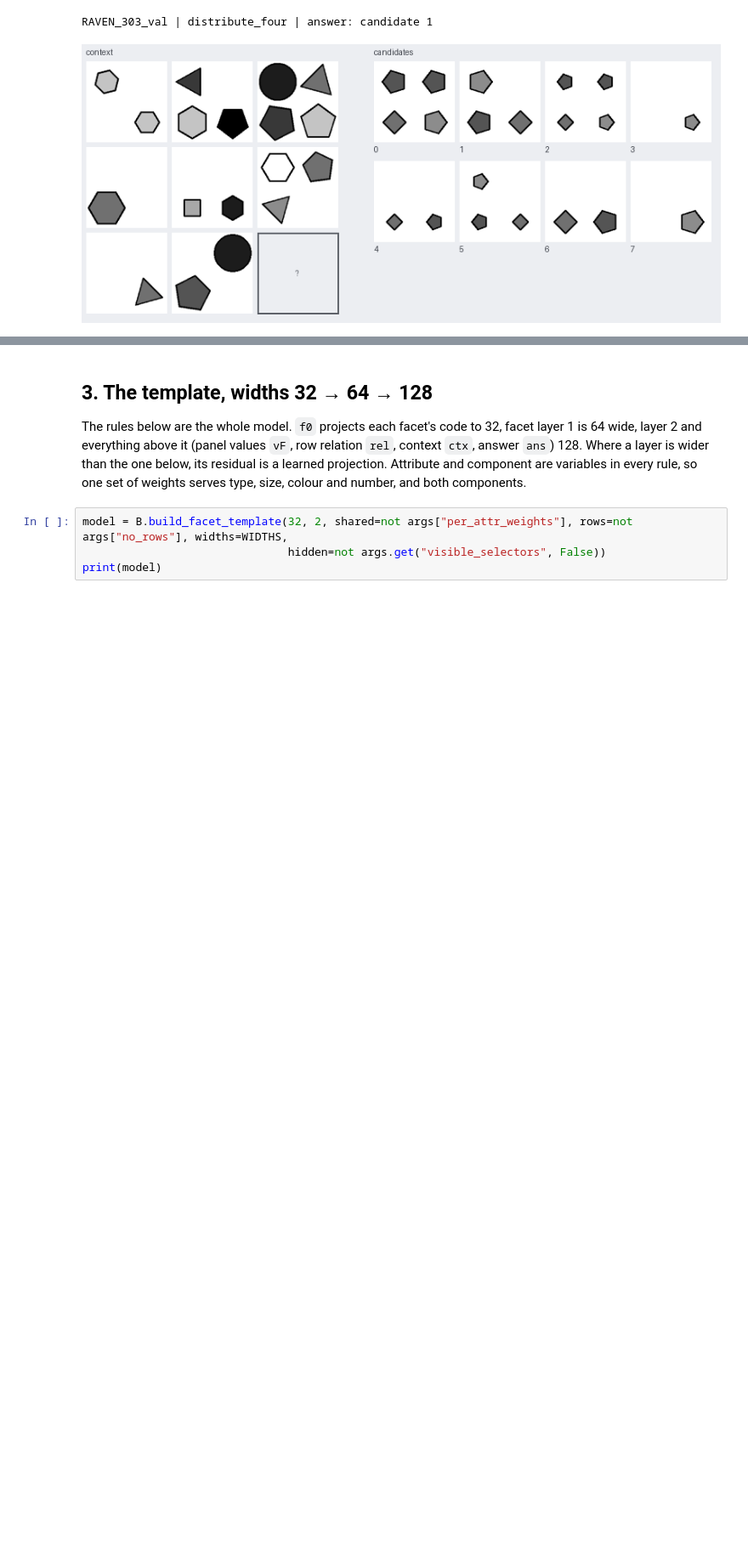
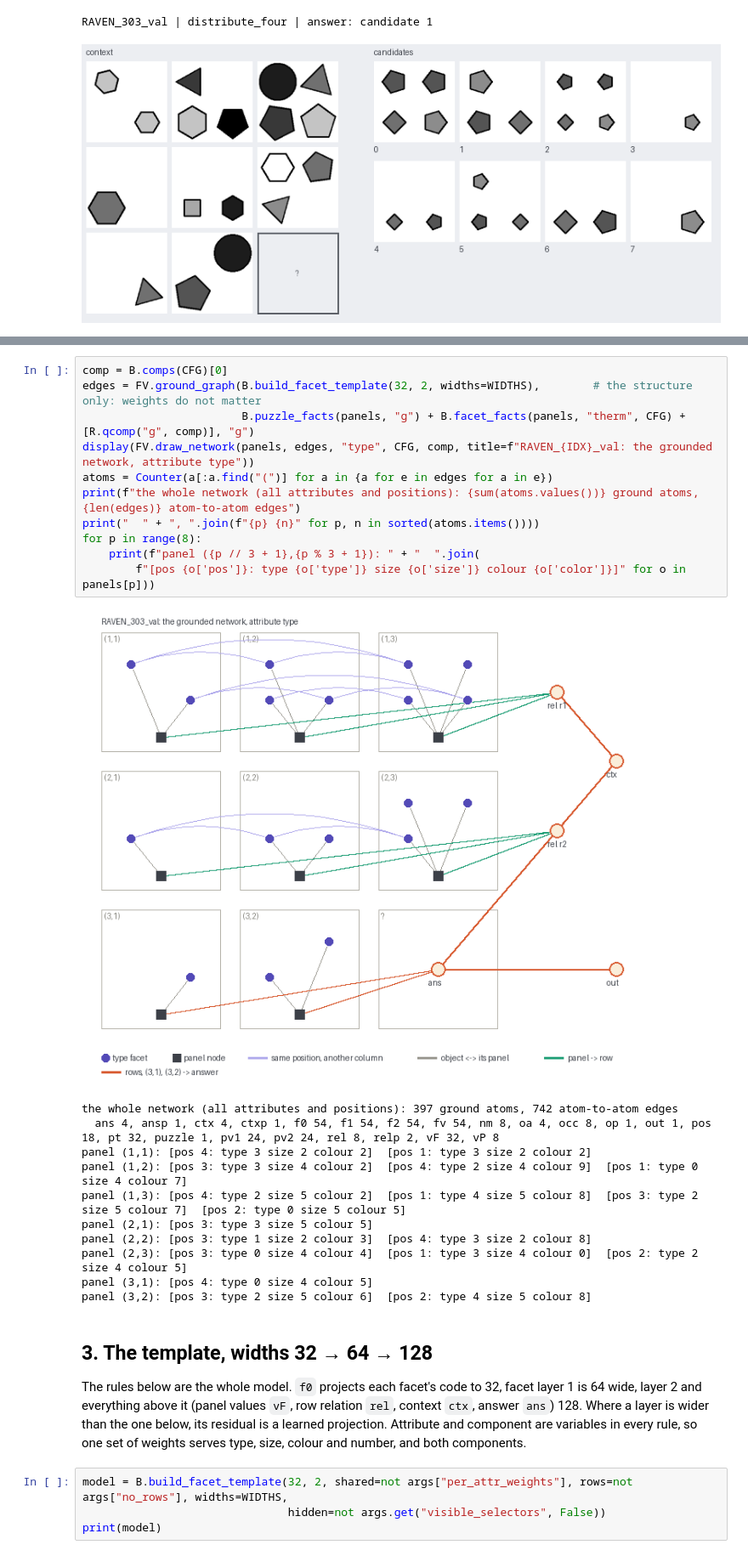
Before and after one commit to kaskare/rpm-thesis, a Jupyter notebook: notebooks/facet_model.ipynb, the cells around one changed output, grey strips where cells are left out. Shown at 85% size. Cells and saved outputs as stored; diff of their text form; blank space fills up the shorter version.

```diff
--- a/notebooks/facet_model.ipynb
+++ b/notebooks/facet_model.ipynb
@@ -133,3 +93,26 @@ panel (3,2): [pos 3: type 2 size 5 colour 6]  [pos 2: type 4 size 5 colour 8]
+# %%
+comp = B.comps(CFG)[0]
+edges = FV.ground_graph(B.build_facet_template(32, 2, widths=WIDTHS),        # the structure only: weights do not matter
+                        B.puzzle_facts(panels, "g") + B.facet_facts(panels, "therm", CFG) + [R.qcomp("g", comp)], "g")
+display(FV.draw_network(panels, edges, "type", CFG, comp, title=f"RAVEN_{IDX}_val: the grounded network, attribute type"))
+atoms = Counter(a[:a.find("(")] for a in {a for e in edges for a in e})
+print(f"the whole network (all attributes and positions): {sum(atoms.values())} ground atoms, {len(edges)} atom-to-atom edges")
+print("  " + ", ".join(f"{p} {n}" for p, n in sorted(atoms.items())))
+for p in range(8):
+    print(f"panel ({p // 3 + 1},{p % 3 + 1}): " + "  ".join(
+        f"[pos {o['pos']}: type {o['type']} size {o['size']} colour {o['color']}]" for o in panels[p]))
+# %% [output]
+[figure, added]
+the whole network (all attributes and positions): 397 ground atoms, 742 atom-to-atom edges
+  ans 4, ansp 1, ctx 4, ctxp 1, f0 54, f1 54, f2 54, fv 54, nm 8, oa 4, occ 8, op 1, out 1, pos 18, pt 32, puzzle 1, pv1 24, pv2 24, rel 8, relp 2, vF 32, vP 8
+panel (1,1): [pos 4: type 3 size 2 colour 2]  [pos 1: type 3 size 2 colour 2]
+panel (1,2): [pos 3: type 3 size 4 colour 2]  [pos 4: type 2 size 4 colour 9]  [pos 1: type 0 size 4 colour 7]
+panel (1,3): [pos 4: type 2 size 5 colour 2]  [pos 1: type 4 size 5 colour 8]  [pos 3: type 2 size 5 colour 7]  [pos 2: type 0 size 5 colour 5]
+panel (2,1): [pos 3: type 3 size 5 colour 5]
+panel (2,2): [pos 3: type 1 size 2 colour 3]  [pos 4: type 3 size 2 colour 8]
+panel (2,3): [pos 3: type 0 size 4 colour 4]  [pos 1: type 3 size 4 colour 0]  [pos 2: type 2 size 4 colour 5]
+panel (3,1): [pos 4: type 0 size 4 colour 5]
+panel (3,2): [pos 3: type 2 size 5 colour 6]  [pos 2: type 4 size 5 colour 8]
 # %% [markdown]
 ## 3. The template, widths 32 → 64 → 128
 
```
Also changed, not shown: parts of 11 cells of this notebook, 9 other files.
